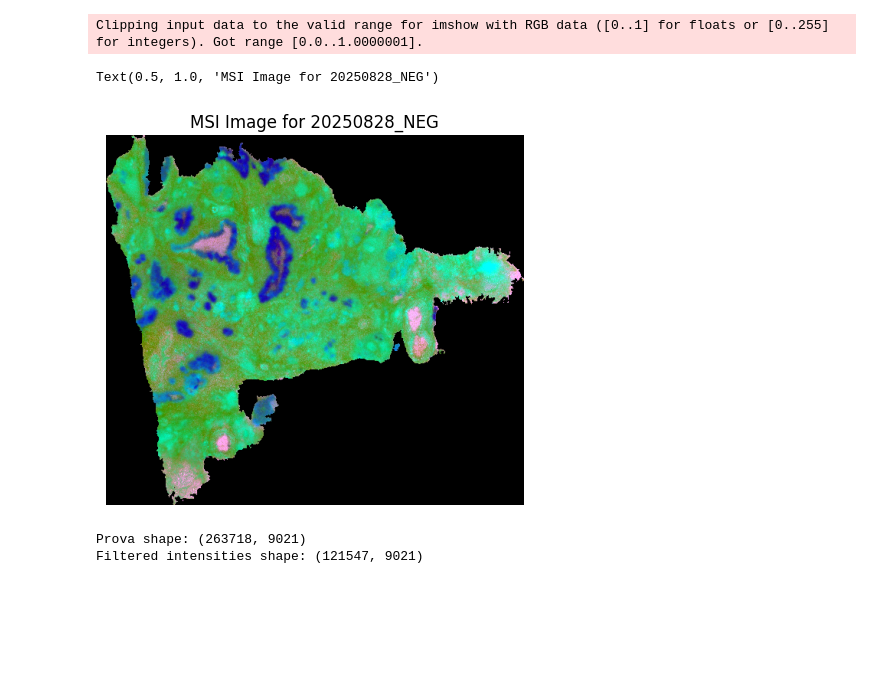
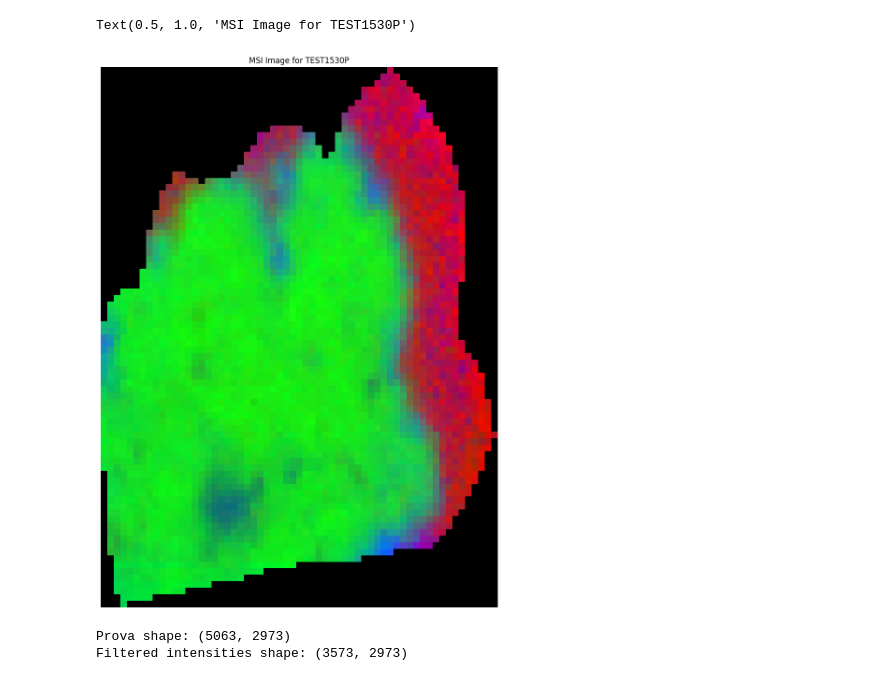
Before and after one commit to sifrimlab/FOCUS, a Jupyter notebook: notebooks/explore_msi.ipynb, the cells around one changed output. Drawn from its saved outputs; the diff is of its cells as text; code cells hidden in the pictures; blank space fills up the shorter version.

```diff
--- a/notebooks/explore_msi.ipynb
+++ b/notebooks/explore_msi.ipynb
@@ -14,6 +14,6 @@ from constants import MsiIntensityNormalization
 # %%
 PATH = "/staging/leuven/stg_00077/projects/Lorenzo/FOCUS/Nina/"
-SAMPLE_ID = "20250828_NEG"
+SAMPLE_ID = "TEST1530P"
 MODALITY_NAME = "MSI"
 
 OUTPUT_PATH =  os.path.join(PATH, SAMPLE_ID, 'preprocessing', MODALITY_NAME)
@@ -46,20 +47,20 @@ Intensities shape: (546, 483, 9021)
 # %%
 alignment_engine = alignment.Aligner(PATH, SAMPLE_ID)
 # %%
-msi_image = alignment_engine._generate_msi_image(OUTPUT_PATH)
+msi_image = alignment_engine._generate_msi_image(OUTPUT_PATH, decomposition_method=DecompositionMethod.NMF)
 # %%
 # Flip the image across the y-axis
 #msi_image = np.flip(msi_image, axis=1)
 # Flip across the x-axis
 msi_image = np.flip(msi_image, axis=0)
 # %%
+plt.figure(figsize=(15, 15))
 plt.imshow(msi_image, cmap='gray')
 plt.axis('off')
 plt.title(f"MSI Image for {SAMPLE_ID}")
 # %% [output]
-Clipping input data to the valid range for imshow with RGB data ([0..1] for floats or [0..255] for integers). Got range [0.0..1.0000001].
+Text(0.5, 1.0, 'MSI Image for TEST1530P')
-Text(0.5, 1.0, 'MSI Image for 20250828_NEG')
-[figure, old version]
+[figure, new version]
 # %%
 prova = intensities.reshape(-1, intensities.shape[-1])
 print(f"Prova shape: {prova.shape}")
@@ -67,8 +68,8 @@ print(f"Prova shape: {prova.shape}")
 filtered_intensities = prova[prova.sum(axis=1) > 0]
 print(f"Filtered intensities shape: {filtered_intensities.shape}")
 # %% [output]
-Prova shape: (263718, 9021)
-Filtered intensities shape: (121547, 9021)
+Prova shape: (5063, 2973)
+Filtered intensities shape: (3573, 2973)
 # %%
 # Compute PCA
 from sklearn.decomposition import PCA
```
Also changed, not shown: parts of 4 cells of this notebook, 5 other files.
